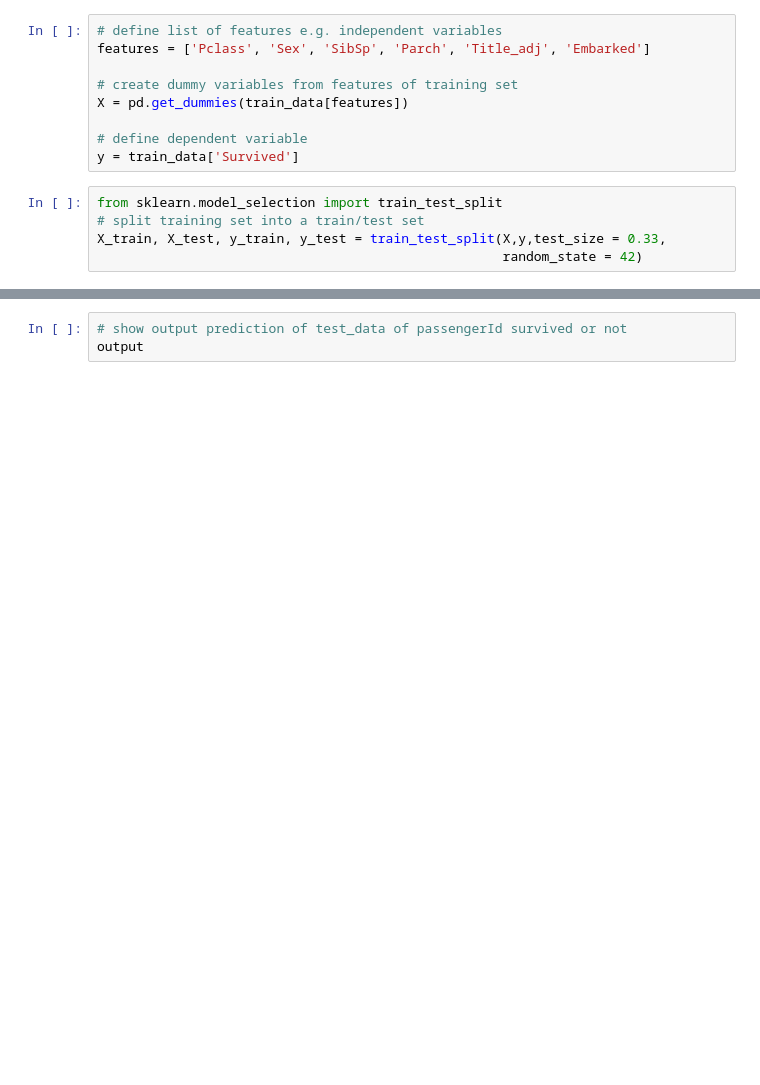
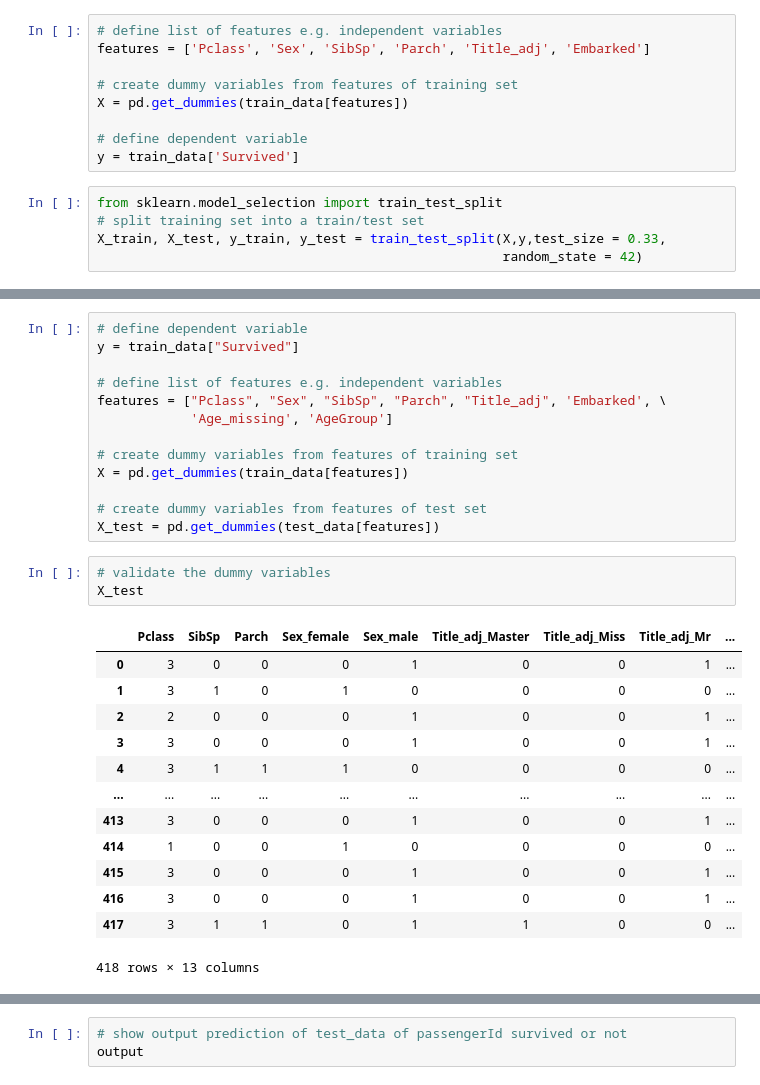
Before and after one commit to tonyhollaar/kaggle-competitions, a Jupyter notebook: titanic-machine-learning-from-disaster.ipynb, the cells around one changed output, grey strips where cells are left out. Drawn from its saved outputs; the diff is of its cells as text; blank space fills up the shorter version.

```diff
--- a/titanic-machine-learning-from-disaster.ipynb
+++ b/titanic-machine-learning-from-disaster.ipynb
@@ -497 +594,31 @@ CV_rfc.best_params_
+# %%
+# define dependent variable
+y = train_data["Survived"]
+
+# define list of features e.g. independent variables
+features = ["Pclass", "Sex", "SibSp", "Parch", "Title_adj", 'Embarked', \
+            'Age_missing', 'AgeGroup']
+
+# create dummy variables from features of training set
+X = pd.get_dummies(train_data[features])
+
+# create dummy variables from features of test set
+X_test = pd.get_dummies(test_data[features])
+# %%
+# validate the dummy variables
+X_test
+# %% [output]
+|  | Pclass | SibSp | Parch | Sex_female | Sex_male | Title_adj_Master | Title_adj_Miss | Title_adj_Mr | ... |
+| 0 | 3 | 0 | 0 | 0 | 1 | 0 | 0 | 1 | ... |
+| 1 | 3 | 1 | 0 | 1 | 0 | 0 | 0 | 0 | ... |
+| 2 | 2 | 0 | 0 | 0 | 1 | 0 | 0 | 1 | ... |
+| 3 | 3 | 0 | 0 | 0 | 1 | 0 | 0 | 1 | ... |
+| 4 | 3 | 1 | 1 | 1 | 0 | 0 | 0 | 0 | ... |
+| ... | ... | ... | ... | ... | ... | ... | ... | ... | ... |
+| 413 | 3 | 0 | 0 | 0 | 1 | 0 | 0 | 1 | ... |
+| 414 | 1 | 0 | 0 | 1 | 0 | 0 | 0 | 0 | ... |
+| 415 | 3 | 0 | 0 | 0 | 1 | 0 | 0 | 1 | ... |
+| 416 | 3 | 0 | 0 | 0 | 1 | 0 | 0 | 1 | ... |
+| 417 | 3 | 1 | 1 | 0 | 1 | 1 | 0 | 0 | ... |
+418 rows × 13 columns
 # %%
```
Also changed, not shown: parts of 15 cells of this notebook.
